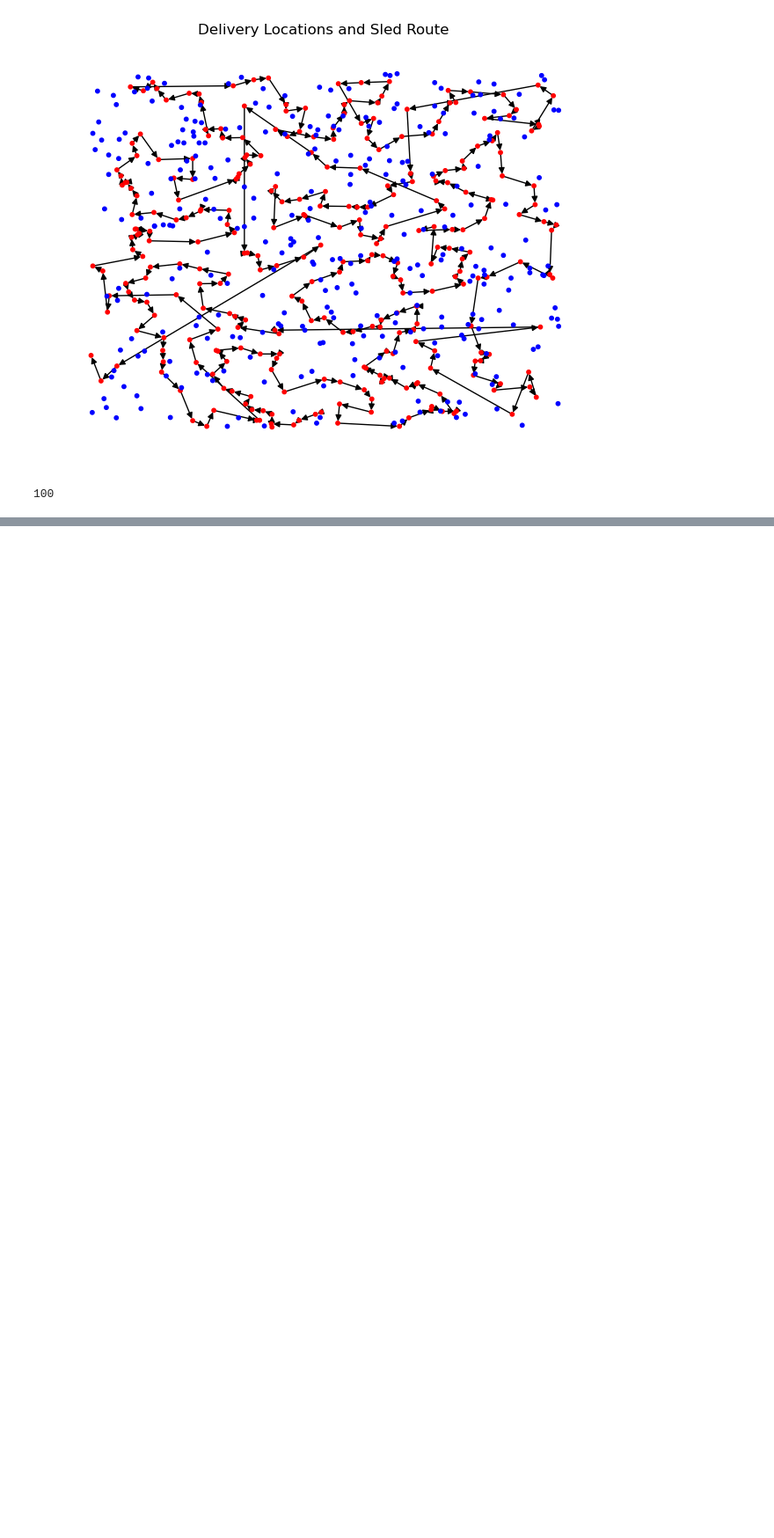
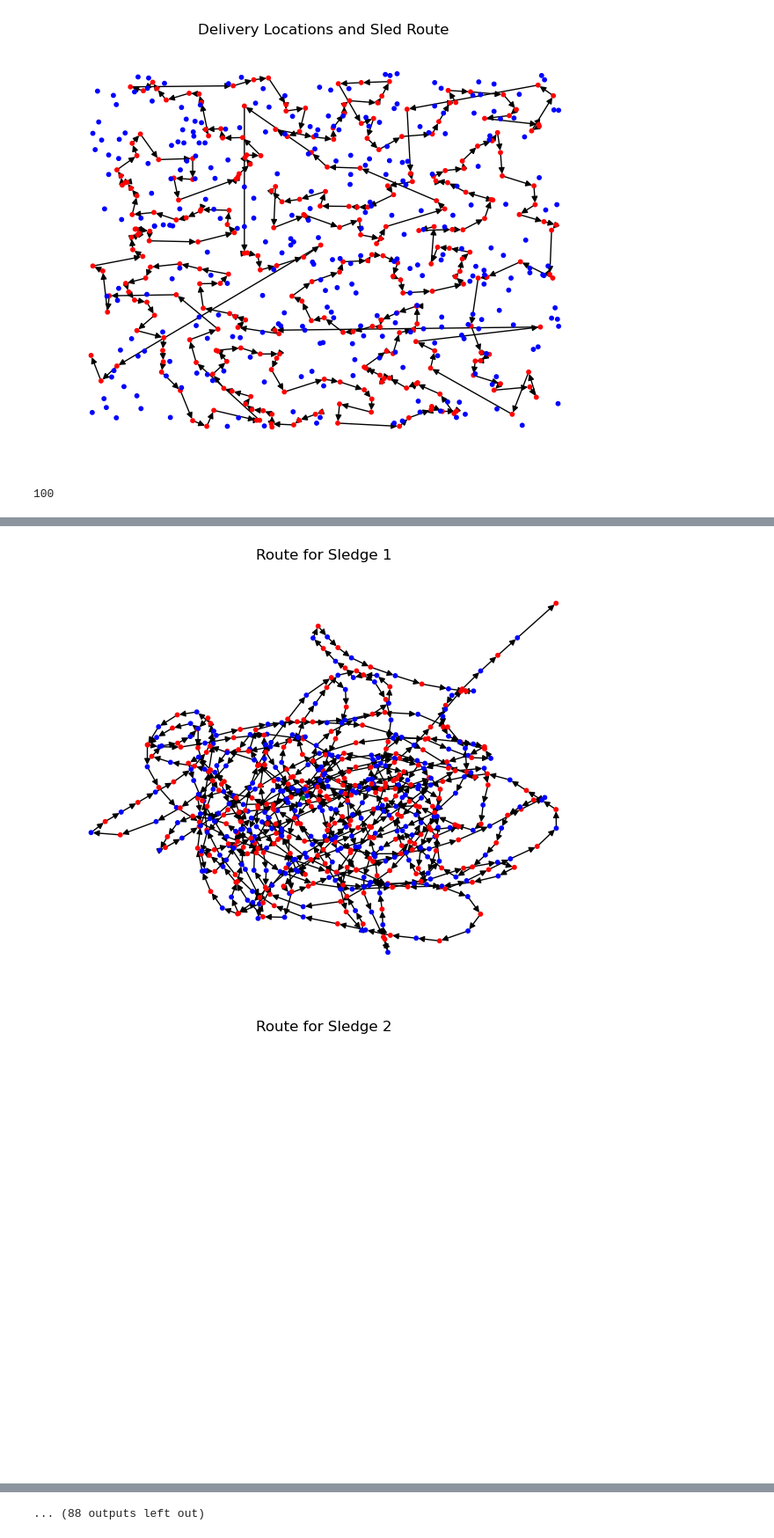
Before and after one commit to MoschMaster/Hackathon-Christmas, a Jupyter notebook: Mischa_env.ipynb, the cells around one changed output, grey strips where cells are left out. Shown at 88% size. Drawn from its saved outputs; the diff is of its cells as text; code cells hidden in the pictures; blank space fills up the shorter version.

Commit message:
Added start end point function in graph

```diff
--- a/Mischa_env.ipynb
+++ b/Mischa_env.ipynb
@@ -335,0 +502,52 @@ create_submission_file(sledges_deliveries, 'santa_submission.txt')
+# %%
+import pandas as pd
+import numpy as np
+import networkx as nx
+import matplotlib.pyplot as plt
+
+# ... [Include your Present and Sledge class definitions here] ...
+
+# ... [Include your nearest_neighbor_route function here] ...
+
+def plot_sledge_route(sledge, sledge_number):
+    G = nx.DiGraph()
+    prev_point = (0, 0)  # Assuming the sledge starts at (0, 0)
+    node_colors = ["green"]  # Starting node color
+
+    for present in sledge.pres_deliv:
+        start_point = (present.starthor, present.startver)
+        finish_point = (present.finhor, present.finver)
+
+        # Add edges and nodes to the graph
+        G.add_node(start_point, color='blue')  # Starting point of the delivery
+        G.add_node(finish_point, color='red')  # Ending point of the delivery
+        G.add_edge(prev_point, start_point)
+        G.add_edge(start_point, finish_point)
+
+        # Update the previous point and node colors
+        prev_point = finish_point
+        node_colors.append('blue')
+        node_colors.append('red')
+
+    # Plot the graph
+    pos = nx.spring_layout(G)  # You can change layout as needed
+    nx.draw(G, pos, node_color=node_colors, with_labels=False, node_size=10, arrows=True)
+    plt.title(f"Route for Sledge {sledge_number}")
+    plt.show()
+
+# Example usage
+# Read the rest of the file into a DataFrame
+# df = ...
+
+# Create sledges
+# sledges = ...
+
+# Run the nearest neighbor algorithm
+# nearest_neighbor_route(df, sledges)
+
+# Plot the routes for each sledge
+for i, sledge in enumerate(sledges):
+    plot_sledge_route(sledge, i + 1)
+# %% [output]
+[figure, added]
+[figure, added]
@@ -335,0 +564 @@ create_submission_file(sledges_deliveries, 'santa_submission.txt')
+... (88 outputs left out)
```
Also changed, not shown: parts of 6 cells of this notebook.
